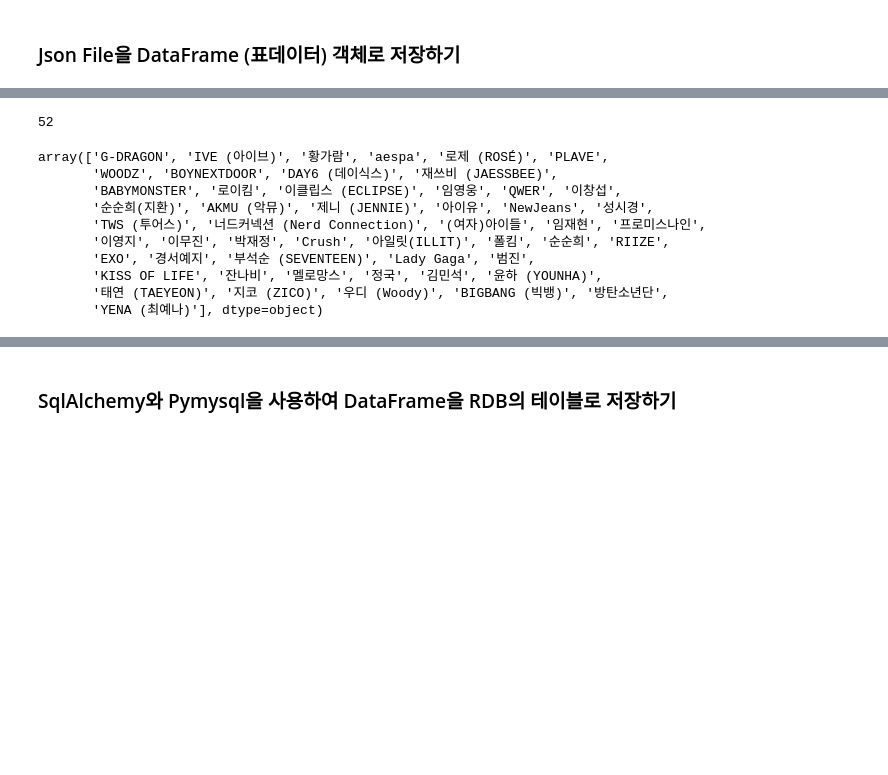
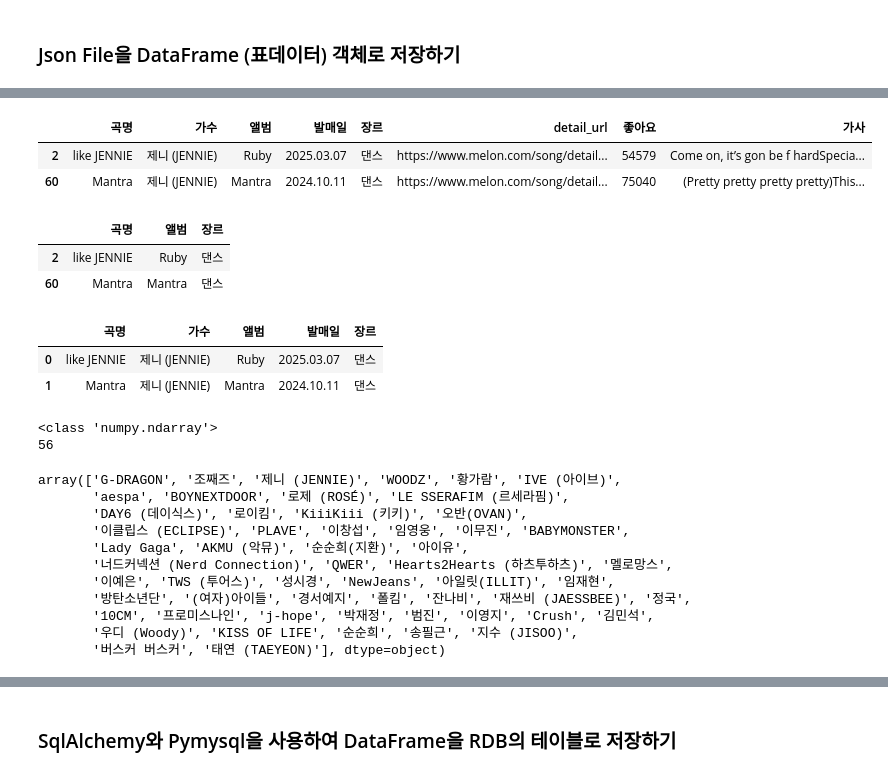
Before and after one commit to ReadytoStarting/Python_webscraping_analysis, a Jupyter notebook: 04.Melon100차트_데이터파싱_DB저장.ipynb, the cells around one changed output, grey strips where cells are left out. Saved outputs shown, nothing was run; the diff lists cells and outputs as text; code cells hidden in the pictures; blank space fills up the shorter version.

```diff
--- a/04.Melon100차트_데이터파싱_DB저장.ipynb
+++ b/04.Melon100차트_데이터파싱_DB저장.ipynb
@@ -163,16 +237,44 @@ Name: count, dtype: int64
+# %%
+# 조건을 만족하는 특정 Row와 모든 컬럼이 출력됨
+song_df.loc[song_df['가수'] == '제니 (JENNIE)']
+# %% [output]
+|  | 곡명 | 가수 | 앨범 | 발매일 | 장르 | detail_url | 좋아요 | 가사 |
+| 2 | like JENNIE | 제니 (JENNIE) | Ruby | 2025.03.07 | 댄스 | https://www.melon.com/song/detail... | 54579 | Come on, it’s gon be f hardSpecia... |
+| 60 | Mantra | 제니 (JENNIE) | Mantra | 2024.10.11 | 댄스 | https://www.melon.com/song/detail... | 75040 | (Pretty pretty pretty pretty)This... |
+# %%
+# 특정 가수의 노래 정보 출력하기
+#song_df.loc[row , column]
+# 조건을 만족하는 특정 Row와 선택된 특정 컬럼이 출력됨
+song_df.loc[song_df['가수'] == '제니 (JENNIE)', ['곡명', '앨범', '장르']]
+# %% [output]
+|  | 곡명 | 앨범 | 장르 |
+| 2 | like JENNIE | Ruby | 댄스 |
+| 60 | Mantra | Mantra | 댄스 |
+# %%
+#조건을 만족하는 특정 Row와 Slicing으로 선택된 특정 구간의 칼럼이 출력된다.
+song_df.loc[song_df['가수'] == '제니 (JENNIE)', '곡명':'장르'].reset_index(drop=True)
+# %% [output]
+|  | 곡명 | 가수 | 앨범 | 발매일 | 장르 |
+| 0 | like JENNIE | 제니 (JENNIE) | Ruby | 2025.03.07 | 댄스 |
+| 1 | Mantra | 제니 (JENNIE) | Mantra | 2024.10.11 | 댄스 |
 # %%
 # unique 한 가수명을 리스트 형태로 출력하기
+print(type(song_df['가수'].unique()))
+print(len(song_df['가수'].unique()))
+song_df['가수'].unique()
 # %% [output]
-52
+<class 'numpy.ndarray'>
+56
-array(['G-DRAGON', 'IVE (아이브)', '황가람', 'aespa', '로제 (ROSÉ)', 'PLAVE',
-       'WOODZ', 'BOYNEXTDOOR', 'DAY6 (데이식스)', '재쓰비 (JAESSBEE)',
-       'BABYMONSTER', '로이킴', '이클립스 (ECLIPSE)', '임영웅', 'QWER', '이창섭',
-       '순순희(지환)', 'AKMU (악뮤)', '제니 (JENNIE)', '아이유', 'NewJeans', '성시경',
-       'TWS (투어스)', '너드커넥션 (Nerd Connection)', '(여자)아이들', '임재현', '프로미스나인',
-       '이영지', '이무진', '박재정', 'Crush', '아일릿(ILLIT)', '폴킴', '순순희', 'RIIZE',
-       'EXO', '경서예지', '부석순 (SEVENTEEN)', 'Lady Gaga', '범진',
-       'KISS OF LIFE', '잔나비', '멜로망스', '정국', '김민석', '윤하 (YOUNHA)',
-       '태연 (TAEYEON)', '지코 (ZICO)', '우디 (Woody)', 'BIGBANG (빅뱅)', '방탄소년단',
-       'YENA (최예나)'], dtype=object)
+array(['G-DRAGON', '조째즈', '제니 (JENNIE)', 'WOODZ', '황가람', 'IVE (아이브)',
+       'aespa', 'BOYNEXTDOOR', '로제 (ROSÉ)', 'LE SSERAFIM (르세라핌)',
+       'DAY6 (데이식스)', '로이킴', 'KiiiKiii (키키)', '오반(OVAN)',
+       '이클립스 (ECLIPSE)', 'PLAVE', '이창섭', '임영웅', '이무진', 'BABYMONSTER',
+       'Lady Gaga', 'AKMU (악뮤)', '순순희(지환)', '아이유',
+       '너드커넥션 (Nerd Connection)', 'QWER', 'Hearts2Hearts (하츠투하츠)', '멜로망스',
+       '이예은', 'TWS (투어스)', '성시경', 'NewJeans', '아일릿(ILLIT)', '임재현',
+       '방탄소년단', '(여자)아이들', '경서예지', '폴킴', '잔나비', '재쓰비 (JAESSBEE)', '정국',
+       '10CM', '프로미스나인', 'j-hope', '박재정', '범진', '이영지', 'Crush', '김민석',
+       '우디 (Woody)', 'KISS OF LIFE', '순순희', '송필근', '지수 (JISOO)',
+       '버스커 버스커', '태연 (TAEYEON)'], dtype=object)
 # %%
 #앨범이 OST 인 노래는?
```
Also changed, not shown: parts of 17 cells of this notebook, 1 other file.
